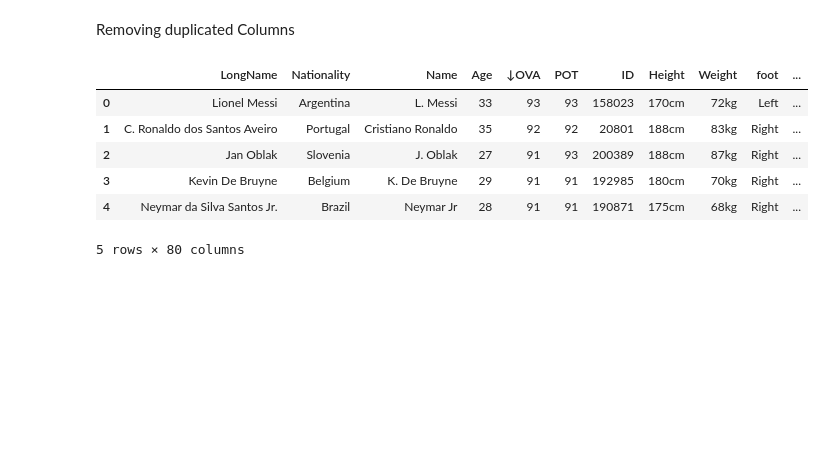
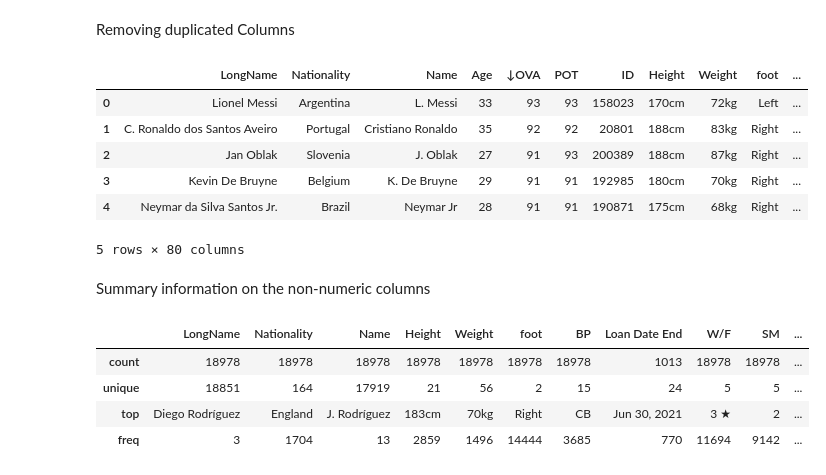
Before and after one commit to B3C3L/Data-Cleaning-and-Transformation---Fifa21-dataset, a Jupyter notebook: FIFA 21 - Portfolio Project/Fifa21.ipynb, the cells around one changed output. Cells and saved outputs as stored; diff of their text form; code cells hidden in the pictures; blank space fills up the shorter version.

```diff
--- a/FIFA 21 - Portfolio Project/Fifa21.ipynb
+++ b/FIFA 21 - Portfolio Project/Fifa21.ipynb
@@ -317,3 +316,13 @@ fifa.head()
 | 3 | Kevin De Bruyne | Belgium | K. De Bruyne | 29 | 91 | 91 | 192985 | 180cm | 70kg | Right | ... |
 | 4 | Neymar da Silva Santos Jr. | Brazil | Neymar Jr | 28 | 91 | 91 | 190871 | 175cm | 68kg | Right | ... |
 5 rows × 80 columns
+# %% [markdown]
+Summary information on the non-numeric columns
+# %%
+fifa.describe(include='object')
+# %% [output]
+|  | LongName | Nationality | Name | Height | Weight | foot | BP | Loan Date End | W/F | SM | ... |
+| count | 18978 | 18978 | 18978 | 18978 | 18978 | 18978 | 18978 | 1013 | 18978 | 18978 | ... |
+| unique | 18851 | 164 | 17919 | 21 | 56 | 2 | 15 | 24 | 5 | 5 | ... |
+| top | Diego Rodríguez | England | J. Rodríguez | 183cm | 70kg | Right | CB | Jun 30, 2021 | 3 ★ | 2 | ... |
+| freq | 3 | 1704 | 13 | 2859 | 1496 | 14444 | 3685 | 770 | 11694 | 9142 | ... |
```
Also changed, not shown: parts of 1 cell of this notebook.
